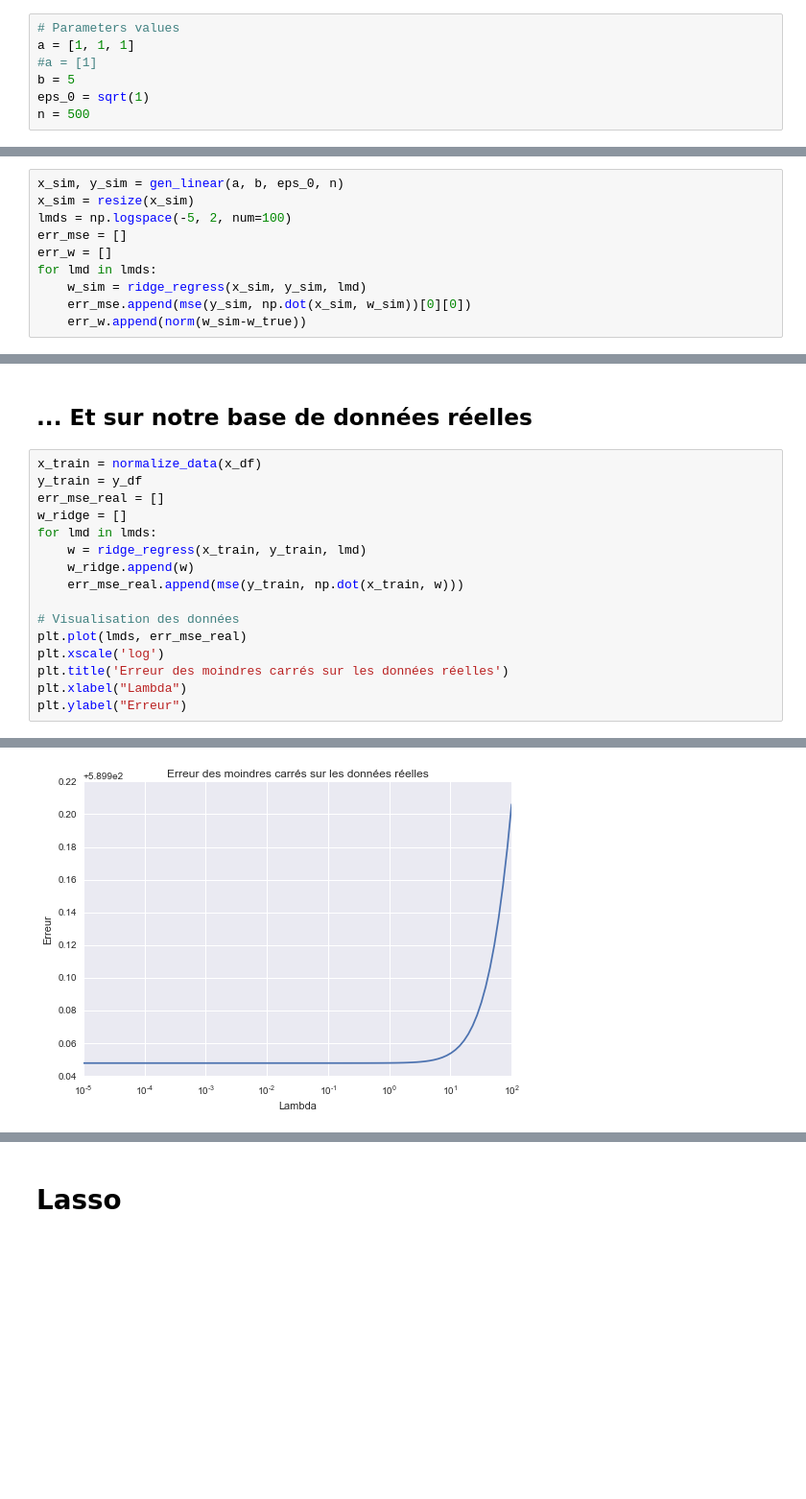
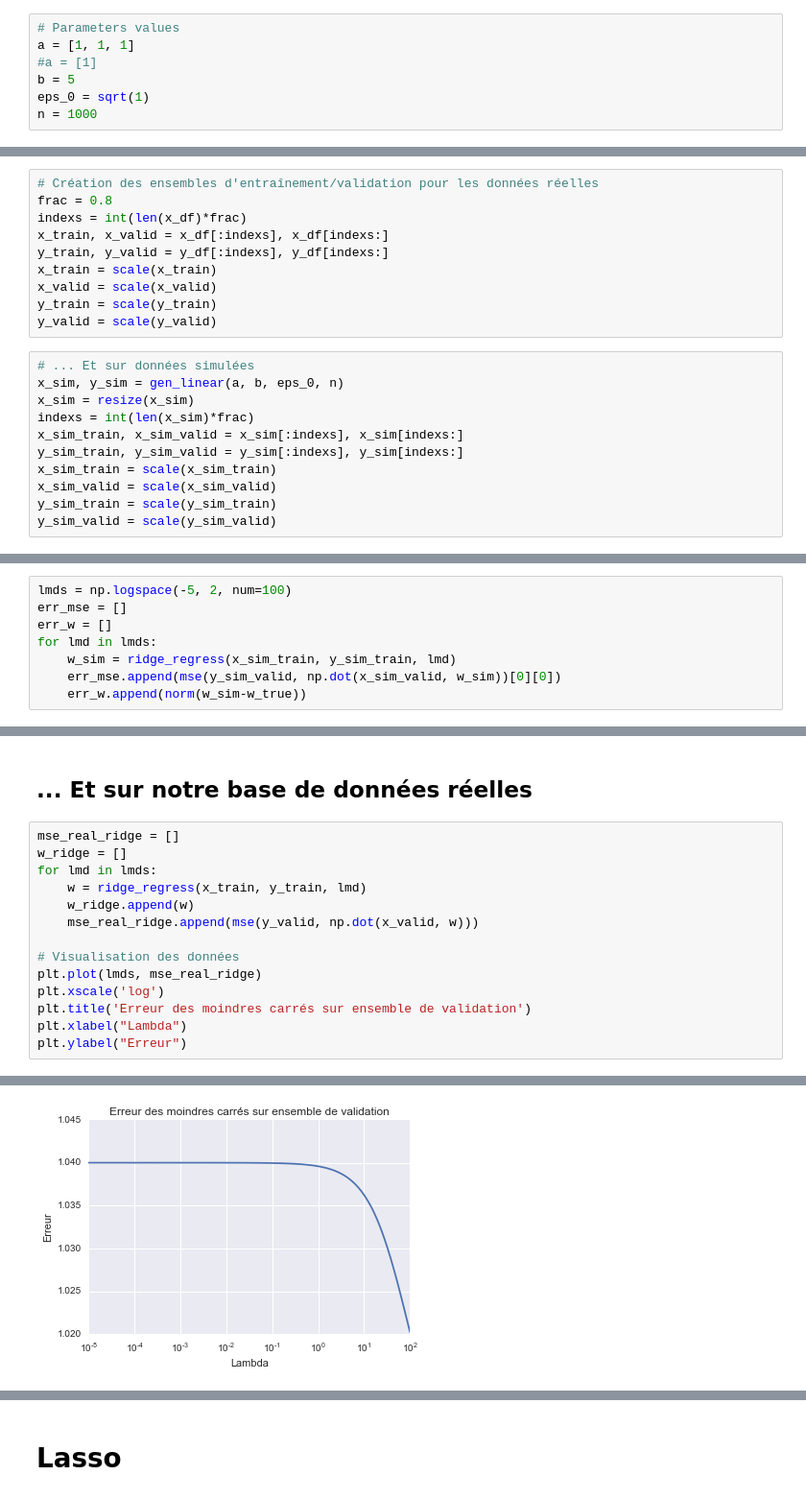
Before and after one commit to PierreBoyeau/regression_tp, a Jupyter notebook: tp1.ipynb, the cells around one changed output, grey strips where cells are left out. Shown at 96% size. Saved outputs shown, nothing was run; the diff lists cells and outputs as text; blank space fills up the shorter version.

Commit message:
Petite interrogation concernant le sens de variation du dernier graphe

```diff
--- a/tp1.ipynb
+++ b/tp1.ipynb
@@ -38,7 +38,7 @@ a = [1, 1, 1]
 #a = [1]
 b = 5
 eps_0 = sqrt(1)
-n = 500
+n = 1000
 # %%
 x, y = gen_linear(a, b, eps_0, n)
 plt.figure()
@@ -316,3 +330,24 @@ INTERPRETATION
+# %%
+# Création des ensembles d'entraînement/validation pour les données réelles
+frac = 0.8
+indexs = int(len(x_df)*frac)
+x_train, x_valid = x_df[:indexs], x_df[indexs:]
+y_train, y_valid = y_df[:indexs], y_df[indexs:]
+x_train = scale(x_train)
+x_valid = scale(x_valid)
+y_train = scale(y_train)
+y_valid = scale(y_valid)
+# %%
+# ... Et sur données simulées
+x_sim, y_sim = gen_linear(a, b, eps_0, n)
+x_sim = resize(x_sim)
+indexs = int(len(x_sim)*frac)
+x_sim_train, x_sim_valid = x_sim[:indexs], x_sim[indexs:]
+y_sim_train, y_sim_valid = y_sim[:indexs], y_sim[indexs:]
+x_sim_train = scale(x_sim_train)
+x_sim_valid = scale(x_sim_valid)
+y_sim_train = scale(y_sim_train)
+y_sim_valid = scale(y_sim_valid)
 # %% [markdown]
 # Ridge Regression
 # %% [markdown]
@@ -341,12 +378,10 @@ def ridge_regress(X, Y, lmd):
 # %%
-x_sim, y_sim = gen_linear(a, b, eps_0, n)
-x_sim = resize(x_sim)
 lmds = np.logspace(-5, 2, num=100)
 err_mse = []
 err_w = []
 for lmd in lmds:
-    w_sim = ridge_regress(x_sim, y_sim, lmd)
-    err_mse.append(mse(y_sim, np.dot(x_sim, w_sim))[0][0])
+    w_sim = ridge_regress(x_sim_train, y_sim_train, lmd)
+    err_mse.append(mse(y_sim_valid, np.dot(x_sim_valid, w_sim))[0][0])
     err_w.append(norm(w_sim-w_true))
 # %%
 plt.plot(lmds, err_mse)
@@ -369,21 +404,19 @@ plt.ylabel("Erreur")
 # %% [markdown]
 ## ... Et sur notre base de données réelles
 # %%
-x_train = normalize_data(x_df)
-y_train = y_df
-err_mse_real = []
+mse_real_ridge = []
 w_ridge = []
 for lmd in lmds:
     w = ridge_regress(x_train, y_train, lmd)
     w_ridge.append(w)
-    err_mse_real.append(mse(y_train, np.dot(x_train, w)))
+    mse_real_ridge.append(mse(y_valid, np.dot(x_valid, w)))
 
 # Visualisation des données
-plt.plot(lmds, err_mse_real)
+plt.plot(lmds, mse_real_ridge)
 plt.xscale('log')
-plt.title('Erreur des moindres carrés sur les données réelles')
+plt.title('Erreur des moindres carrés sur ensemble de validation')
 plt.xlabel("Lambda")
 plt.ylabel("Erreur")
 # %% [output]
 <matplotlib.text.Text at 0x...>
-[figure, old version]
+[figure, new version]
```
Also changed, not shown: parts of 36 cells of this notebook.
